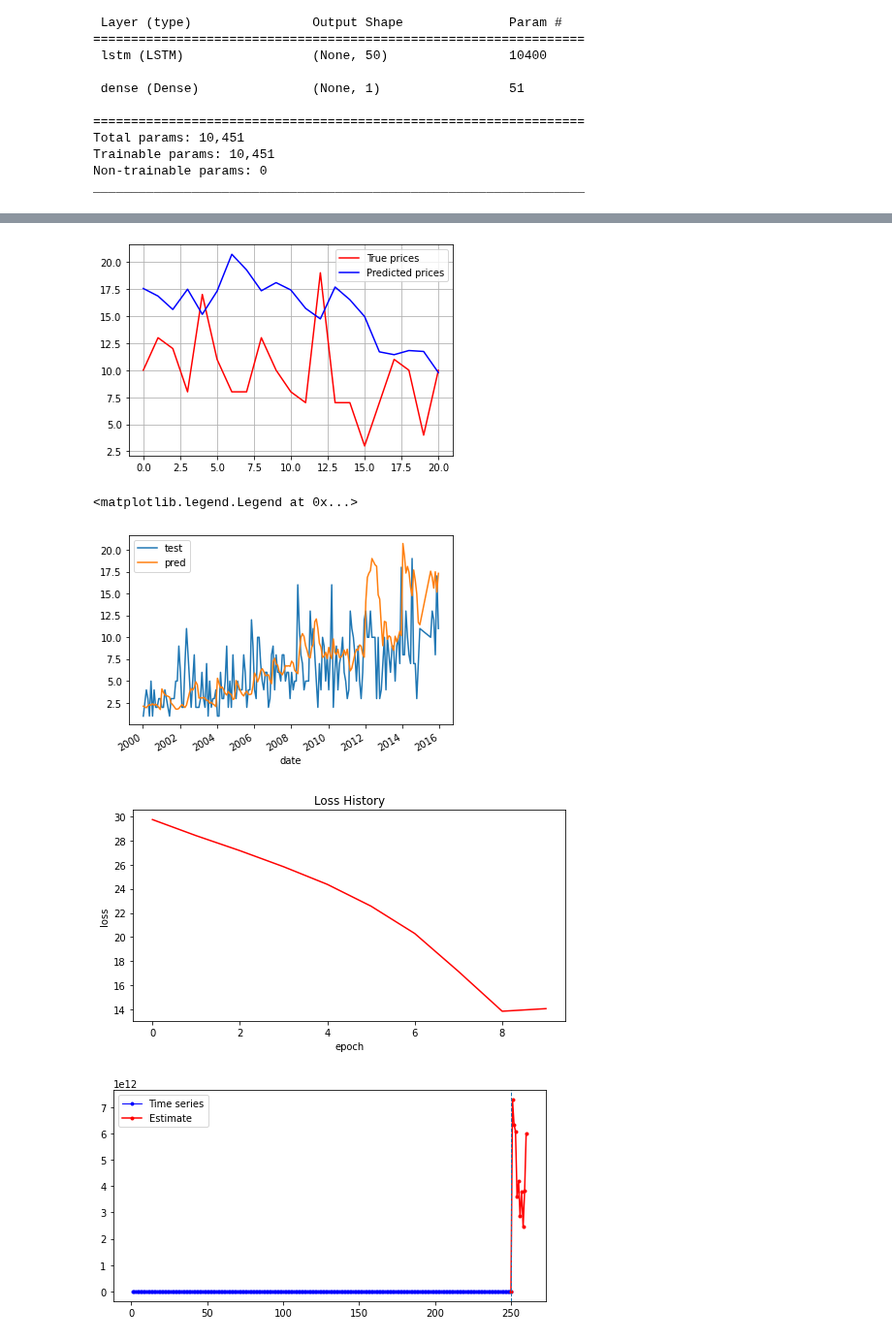
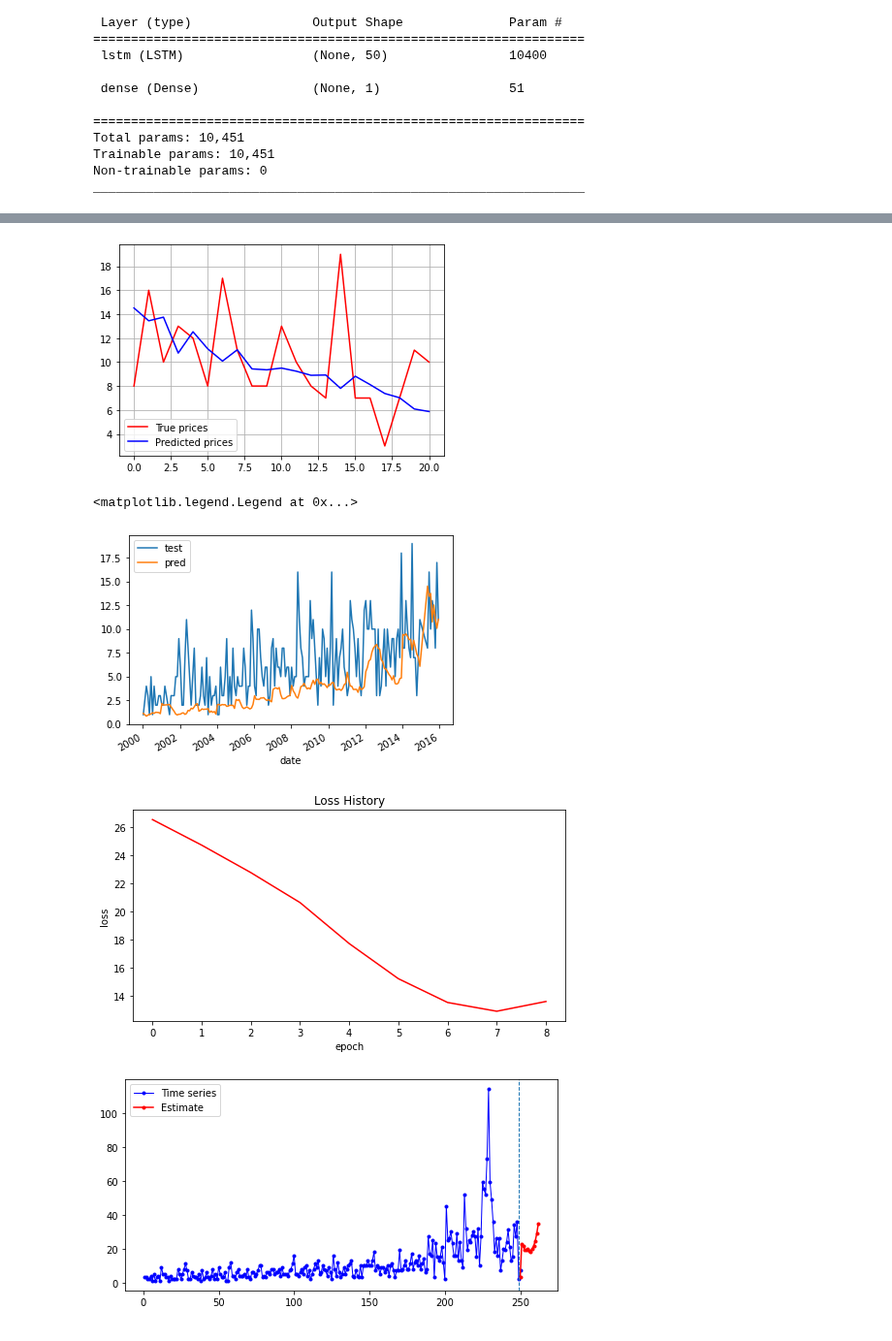
Before and after one commit to dongjun-kor/Python, a Jupyter notebook: LSTM_project.ipynb, the cells around one changed output, grey strips where cells are left out. Shown at 97% size. Saved outputs shown, nothing was run; the diff lists cells and outputs as text; code cells hidden in the pictures.

```diff
--- a/LSTM_project.ipynb
+++ b/LSTM_project.ipynb
@@ -105,7 +106,7 @@ df['N'].plot()
 <matplotlib.axes._subplots.AxesSubplot at 0x...>
 [figure]
 # %%
-split_date = pd.Timestamp('2016-07-10')
+split_date = pd.Timestamp('2016-05-10')
 
 
 train = df.loc[:split_date, ['N']]
@@ -253,6 +236,6 @@ _________________________________________________________________
 # %%
 early_stop = EarlyStopping(monitor='loss', patience=1, verbose=1)
 
-h=model.fit(X_train_t, y_train, epochs=100,
+h=model.fit(X_train_t, y_train, epochs=1000,
           batch_size=50, verbose=1, callbacks=[early_stop])
 # %% [output]
@@ -340,7 +319,7 @@ plt.legend(['True prices', 'Predicted prices'], loc='best')
 plt.grid()
 plt.show()
 # %% [output]
-[figure, old version]
+[figure, new version]
 # %%
 t_df=test_sc_df.dropna()
 y_test_df=pd.DataFrame(y_test, columns=['N'], index=t_df.index)
@@ -351,10 +330,10 @@ y_pred_df.plot(ax=ax1)
 plt.legend(['test','pred'])
 # %% [output]
 <matplotlib.legend.Legend at 0x...>
-[figure, old version]
+[figure, new version]
 # %%
-nFuture = 10
-nStep = 110
+nFuture =12
+nStep = 55
 
 if len(df['N']) > 100:
 
@@ -401,34 +378,34 @@ plt.plot(ax1, lastData, 'b-o', color='blue', markersize=3, label='Time series',
 plt.figure(figsize=(8, 4))
 
 plt.plot(h.history['loss'], color='red')
 
 plt.title("Loss History")
 
 plt.xlabel("epoch")
 
 plt.ylabel("loss")
 
 plt.show()
 
 
 
 # 원 시계열과 예측된 시계열을 그린다
 
-ax1 = np.arange(1, len(lastData) + 1)
+ax1 = np.flip(np.arange(1, len(lastData) + 1))
 
 ax2 = np.arange(len(lastData), len(lastData) + len(estimate))
 
 plt.figure(figsize=(8, 4))
 
 plt.plot(ax1, lastData, 'b-o', color='blue', markersize=3, label='Time series', linewidth=1)
 
 plt.plot(ax2, estimate, 'b-o', color='red', markersize=3, label='Estimate')
 
-plt.axvline(x=ax1[-1],  linestyle='dashed', linewidth=1)
+plt.axvline(x=ax1[1],  linestyle='dashed', linewidth=1)
 
 plt.legend()
 
 plt.show()
 # %% [output]
-[figure, old version]
+[figure, new version]
-[figure, old version]
+[figure, new version]
```
Also changed, not shown: parts of 14 cells of this notebook.
